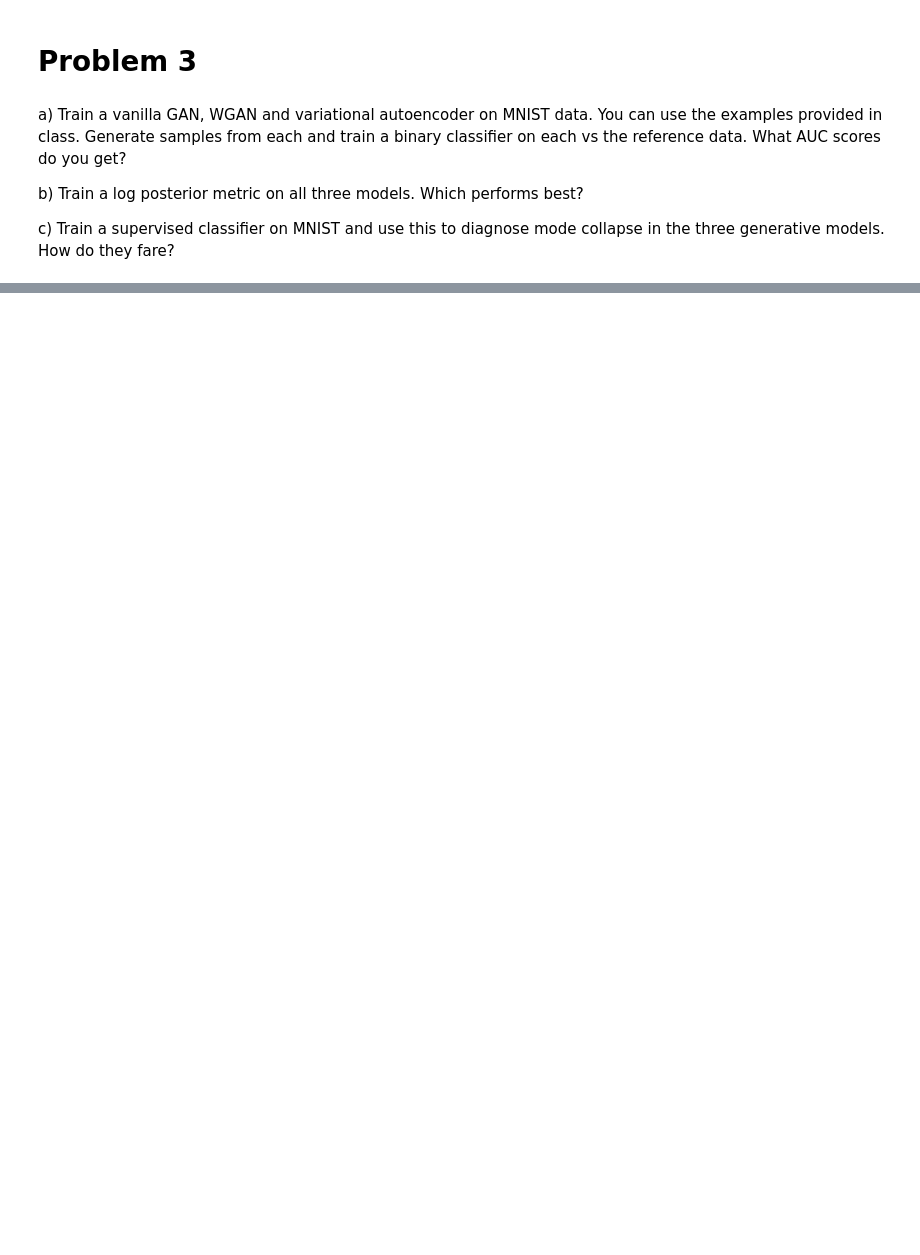
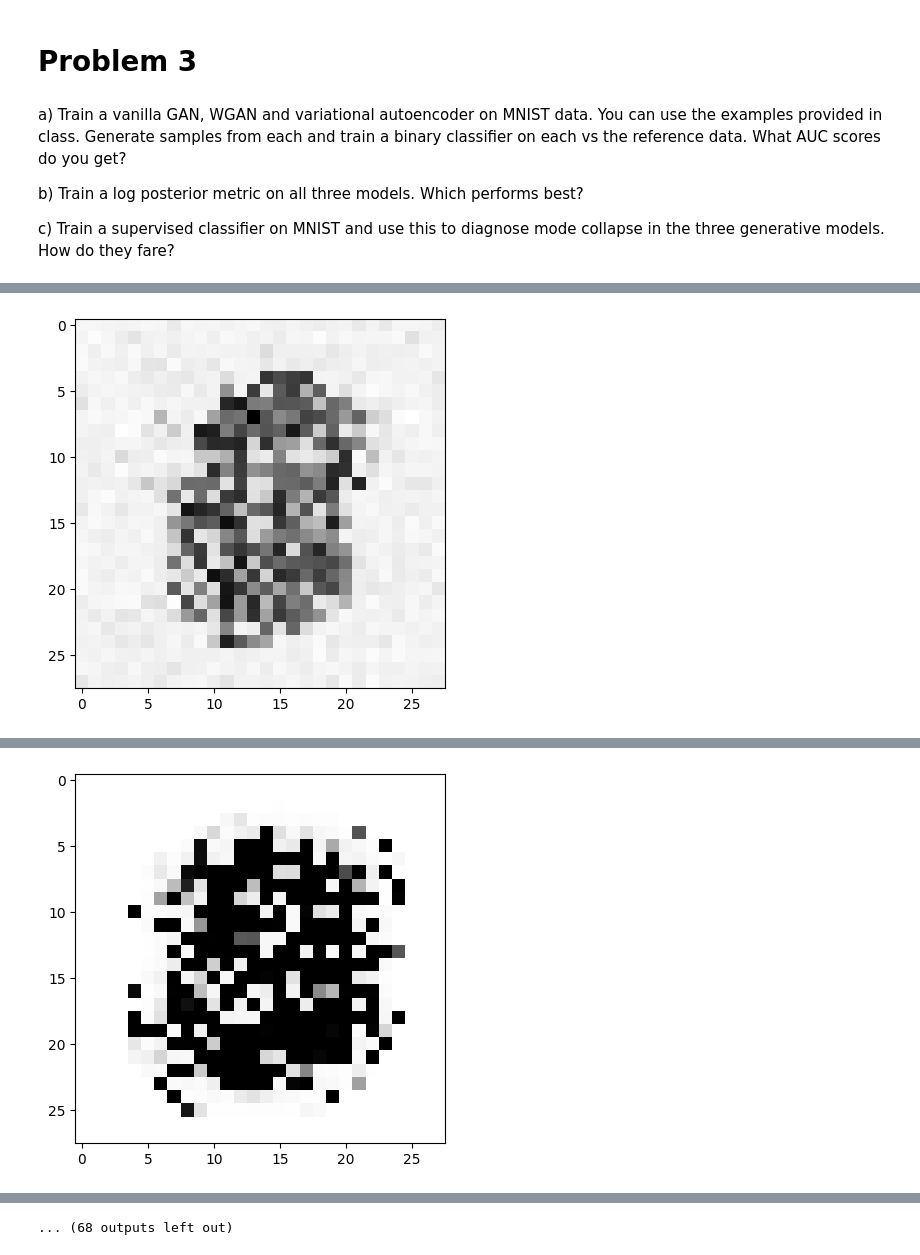
Before and after one commit to ahmedali6395/ml-physics, a Jupyter notebook: pset_2/Physics_569_Problem_Set_2.ipynb, the cells around one changed output, grey strips where cells are left out. Cells and saved outputs as stored; diff of their text form; code cells hidden in the pictures; blank space fills up the shorter version.

```diff
--- a/pset_2/Physics_569_Problem_Set_2.ipynb
+++ b/pset_2/Physics_569_Problem_Set_2.ipynb
@@ -33,7 +41,7 @@ mnist_data = datasets.MNIST(root='data', train=True,
                                         [T.ToTensor(),
                                         T.Lambda(lambda x: x.view(-1))]
                                         ),
-                            download=False)
+                            download=True)
 
 # Parameters for training
 batch_size = 100
@@ -358,12 +374,15 @@ class Generator(nn.Module):
         self.model = nn.Sequential(
             nn.Linear(latent_dim_size, layer_one_size),
             nn.LeakyReLU(0.2),
+            nn.BatchNorm1d(layer_one_size),
             nn.Dropout(0.3),
             nn.Linear(layer_one_size, layer_two_size),
             nn.LeakyReLU(0.2),
+            nn.BatchNorm1d(layer_two_size),
             nn.Dropout(0.3),
             nn.Linear(layer_two_size, layer_three_size),
             nn.LeakyReLU(0.2),
+            nn.BatchNorm1d(layer_three_size),
             nn.Dropout(0.3),nn.Linear(layer_three_size, input_dim),
             nn.LeakyReLU(0.2),
             nn.Sigmoid()  # a good idea since the MNIST data set is bound [0,1]
@@ -388,27 +407,27 @@ def train_gan(discriminator: Discriminator, generator: Generator, discriminator_
     for epoch in range(epochs):
         for i, real_data in enumerate(dataloader):
             # generate elements
-            latent_space_sample = torch.randn((batch_size, generator.latent_dim_size))
-            generated_data = generator(latent_space_sample)
 
-            data_in = real_data[0]
+            latent_space_sample = torch.randn((batch_size, generator.latent_dim_size)).to(device)
+            generated_data = generator(latent_space_sample).to(device)
 
-            real_labels = torch.ones((batch_size))
-            fake_labels = torch.zeros((batch_size))
+            data_in = real_data[0].to(device)
+            real_labels = torch.ones((batch_size)).to(device)
+            fake_labels = torch.zeros((batch_size)).to(device)
 
 
             # feed to discriminator
             discriminator.train()
             discriminator_optimizer.zero_grad()
-            real_loss = F.binary_cross_entropy_with_logits(discriminator(data_in), real_labels.unsqueeze(1))
-            fake_loss = F.binary_cross_entropy_with_logits(discriminator(generated_data), fake_labels.unsqueeze(1))
+            real_loss = F.binary_cross_entropy_with_logits(discriminator(data_in).to(device), real_labels.unsqueeze(1).to(device))
+            fake_loss = F.binary_cross_entropy_with_logits(discriminator(generated_data).to(device), fake_labels.unsqueeze(1).to(device))
             discriminator_loss = real_loss+fake_loss
             discriminator_loss.backward()
             discriminator_optimizer.step()
 
             # Now, train the generator
 
-            latent_space_sample = torch.randn((batch_size, generator.latent_dim_size))
+            latent_space_sample = torch.randn((batch_size, generator.latent_dim_size)).to(device)
 
             generator.train()
 
@@ -416,14 +435,14 @@ def train_gan(discriminator: Discriminator, generator: Generator, discriminator_
 
             output_discriminator_generated = discriminator(generator(latent_space_sample))
             # test against all ones, see how it does
-            generated_loss  = F.binary_cross_entropy_with_logits(output_discriminator_generated, real_labels.unsqueeze(1))
+            generated_loss  = F.binary_cross_entropy_with_logits(output_discriminator_generated, real_labels.unsqueeze(1).to(device))
 
             generated_loss.backward()
             generator_optimizer.step()
 
         if epoch%5==0:
             with torch.no_grad():
-                new_img = (generator(torch.randn((generator.latent_dim_size))).reshape((28,28)).numpy())
+                new_img = (generator(torch.randn(generator.latent_dim_size).to(device)).reshape((28,28)).cpu())
                 plt.imshow(new_img, cmap='Grays')
             print(f'Current Generator Loss: {generated_loss}')
             print(f'Current Discriminator Loss: {discriminator_loss}')
@@ -432,8 +451,22 @@ def train_gan(discriminator: Discriminator, generator: Generator, discriminator_
 mnist_generator = Generator(32, 28*28)
 mnist_discriminator = Discriminator(28*28)
 
-mnist_generator_optim = torch.optim.Adam(mnist_generator.parameters(), lr=0.001)
-mnist_discriminator_optim = torch.optim.Adam(mnist_discriminator.parameters(), lr=0.001)
+
+
+mnist_discriminator.to(device)
+mnist_generator.to(device)
+
+mnist_generator_optim = torch.optim.Adam(mnist_generator.parameters(), lr=0.0001)
+mnist_discriminator_optim = torch.optim.Adam(mnist_discriminator.parameters(), lr=0.0001)
+
+def init_weights(m):
+        if type(m) == nn.Linear:
+            nn.init.xavier_uniform_(m.weight)
+
+
+init_weights(mnist_discriminator)
+init_weights(mnist_generator)
+
 
 train_gan(mnist_discriminator, mnist_generator, mnist_discriminator_optim, mnist_generator_optim, mnist_data, 200)
 # %% [output]
@@ -440,0 +475 @@ ValueError: Target size (torch.Size([100])) must be the same as input size (torc
+[figure, added]
@@ -440,0 +478 @@ ValueError: Target size (torch.Size([100])) must be the same as input size (torc
+[figure, added]
@@ -440,0 +491 @@ ValueError: Target size (torch.Size([100])) must be the same as input size (torc
+... (68 outputs left out)
```
Also changed, not shown: parts of 6 cells of this notebook.
